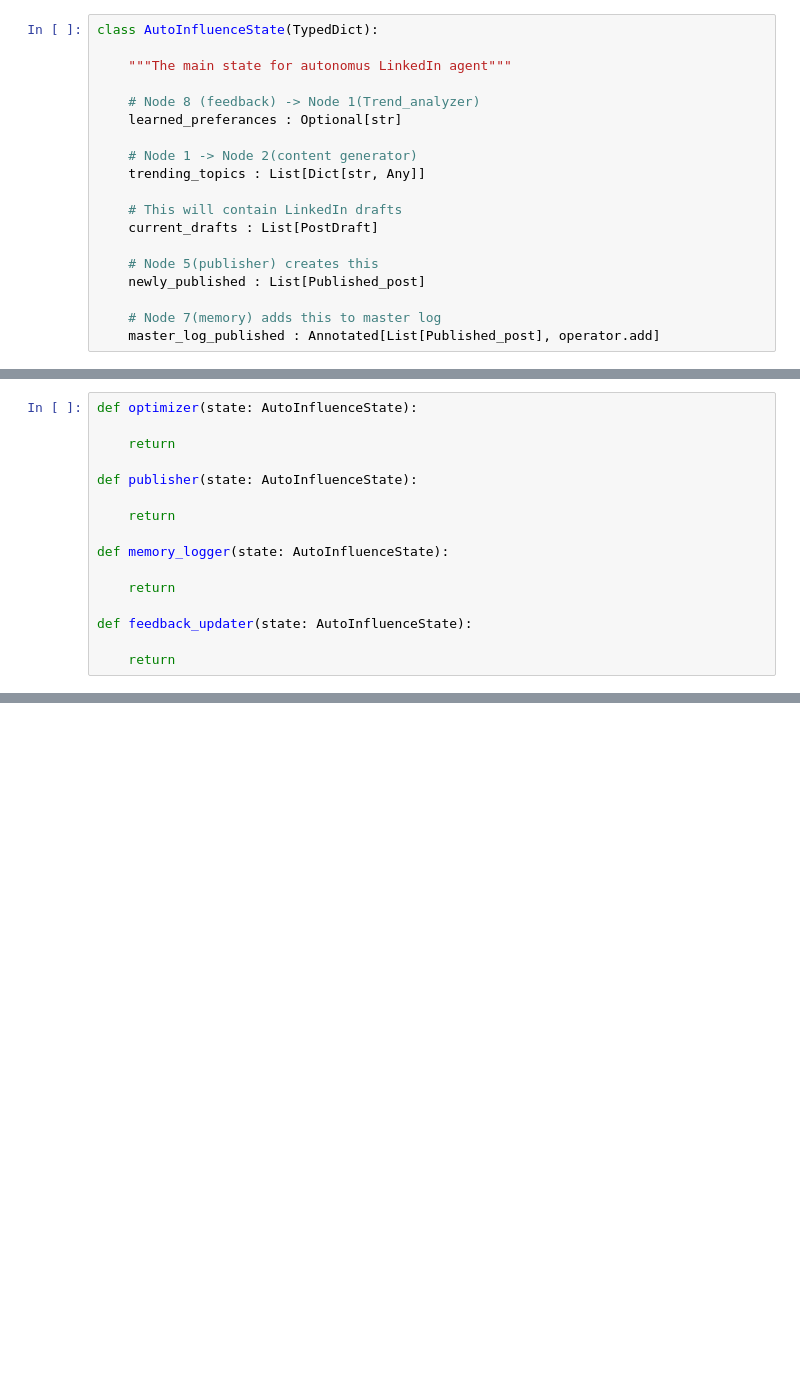
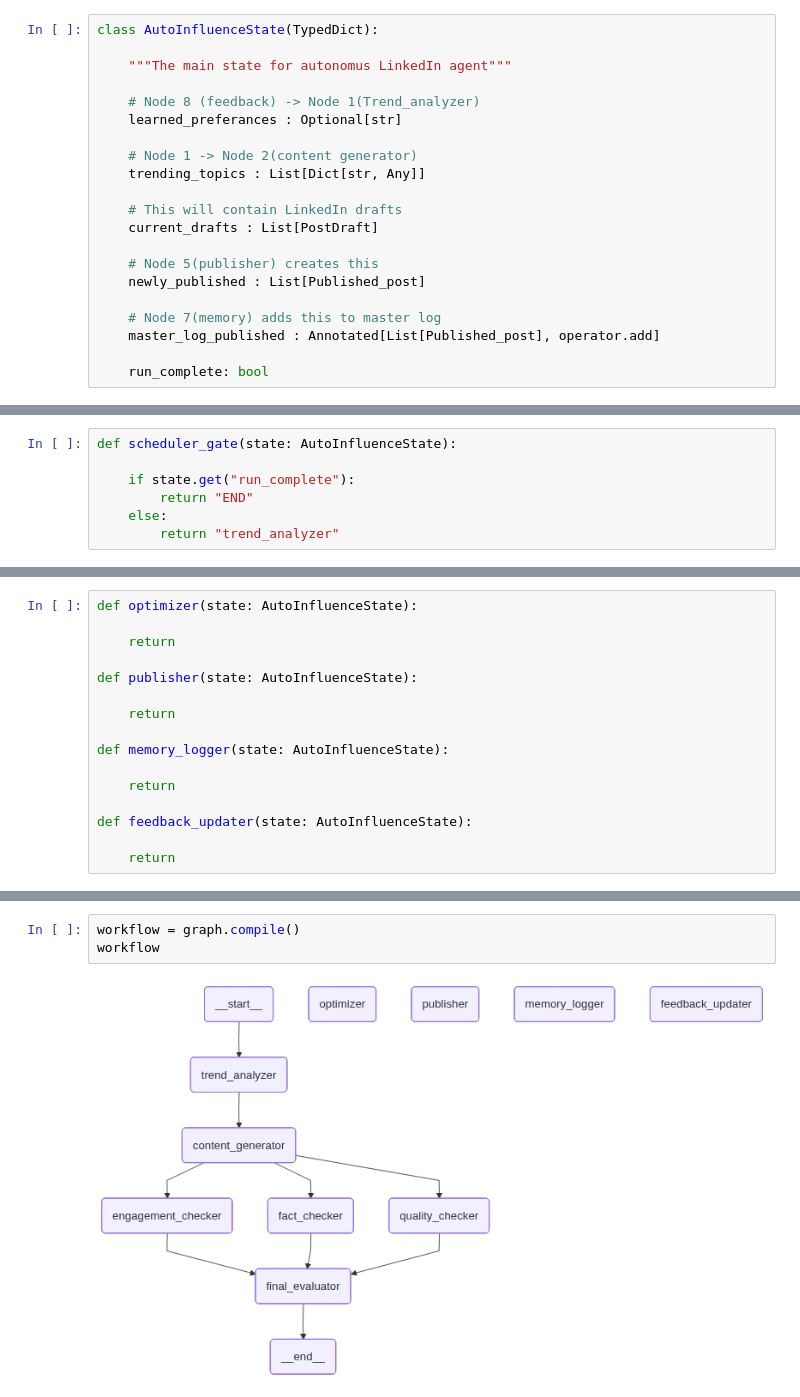
Before and after one commit to solar-node/Auto-Influence.ai, a Jupyter notebook: notebook.ipynb, the cells around one changed output, grey strips where cells are left out. Drawn from its saved outputs; the diff is of its cells as text; blank space fills up the shorter version.

Commit message:
finalised the final workflow

```diff
--- a/notebook.ipynb
+++ b/notebook.ipynb
@@ -65,11 +65,20 @@ class AutoInfluenceState(TypedDict):
 
     # Node 7(memory) adds this to master log
     master_log_published : Annotated[List[Published_post], operator.add]
+
+    run_complete: bool
 # %%
 # def node_name(state: AutoInfluenceState):
 #     # read from state
 #     # do something (API call, LLM, computation)
 #     # return a partial dict of updates
+# %%
+def scheduler_gate(state: AutoInfluenceState):
+
+    if state.get("run_complete"):
+        return "END"
+    else:
+        return "trend_analyzer"
 # %%
 def trend_analyzer(state: AutoInfluenceState):
 
@@ -158,0 +216,5 @@ graph.add_conditional_edges("final_evaluator", route_evaluation)
+# %%
+workflow = graph.compile()
+workflow
+# %% [output]
+[figure, added]
```
Also changed, not shown: parts of 2 cells of this notebook.
